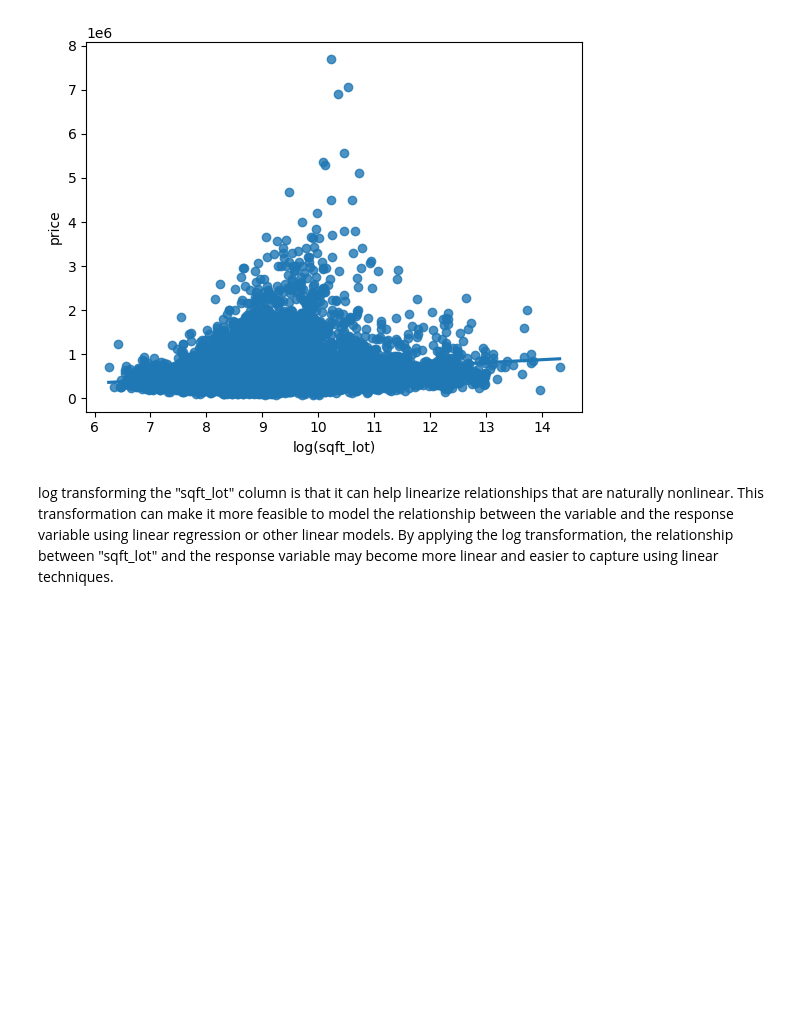
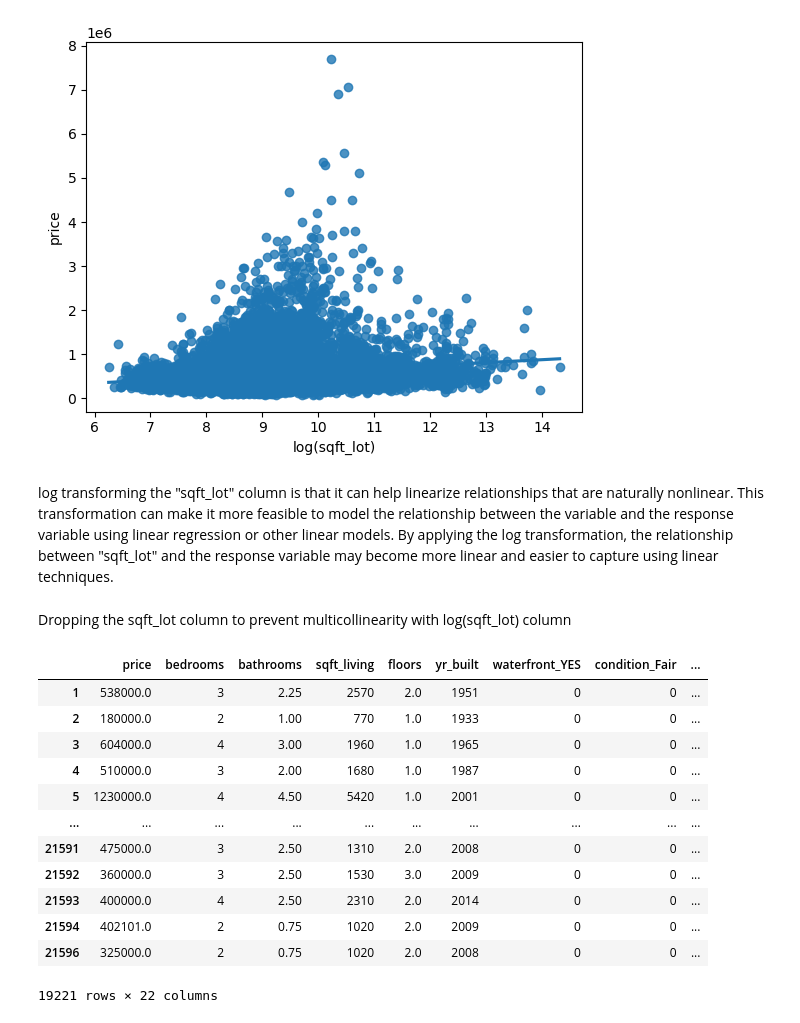
Before and after one commit to AdnanK1/phase-2, a Jupyter notebook: index.ipynb, the cells around one changed output. Cells and saved outputs as stored; diff of their text form; code cells hidden in the pictures; blank space fills up the shorter version.

Commit message:
Modelled with the new column

```diff
--- a/index.ipynb
+++ b/index.ipynb
@@ -182,3 +182,22 @@ sns.regplot(x=house_copy['log(sqft_lot)'], y=y, ci=None);
 [figure]
 # %% [markdown]
 log transforming the "sqft_lot" column is that it can help linearize relationships that are naturally nonlinear. This transformation can make it more feasible to model the relationship between the variable and the response variable using linear regression or other linear models. By applying the log transformation, the relationship between "sqft_lot" and the response variable may become more linear and easier to capture using linear techniques.
+# %% [markdown]
+Dropping the sqft_lot column to prevent multicollinearity with log(sqft_lot) column
+# %%
+house_copy1 = house_copy.copy()
+house_copy1.drop('sqft_lot', axis=1)
+# %% [output]
+|  | price | bedrooms | bathrooms | sqft_living | floors | yr_built | waterfront_YES | condition_Fair | ... |
+| 1 | 538000.0 | 3 | 2.25 | 2570 | 2.0 | 1951 | 0 | 0 | ... |
+| 2 | 180000.0 | 2 | 1.00 | 770 | 1.0 | 1933 | 0 | 0 | ... |
+| 3 | 604000.0 | 4 | 3.00 | 1960 | 1.0 | 1965 | 0 | 0 | ... |
+| 4 | 510000.0 | 3 | 2.00 | 1680 | 1.0 | 1987 | 0 | 0 | ... |
+| 5 | 1230000.0 | 4 | 4.50 | 5420 | 1.0 | 2001 | 0 | 0 | ... |
+| ... | ... | ... | ... | ... | ... | ... | ... | ... | ... |
+| 21591 | 475000.0 | 3 | 2.50 | 1310 | 2.0 | 2008 | 0 | 0 | ... |
+| 21592 | 360000.0 | 3 | 2.50 | 1530 | 3.0 | 2009 | 0 | 0 | ... |
+| 21593 | 400000.0 | 4 | 2.50 | 2310 | 2.0 | 2014 | 0 | 0 | ... |
+| 21594 | 402101.0 | 2 | 0.75 | 1020 | 2.0 | 2009 | 0 | 0 | ... |
+| 21596 | 325000.0 | 2 | 0.75 | 1020 | 2.0 | 2008 | 0 | 0 | ... |
+19221 rows × 22 columns
```
Also changed, not shown: parts of 3 cells of this notebook.
